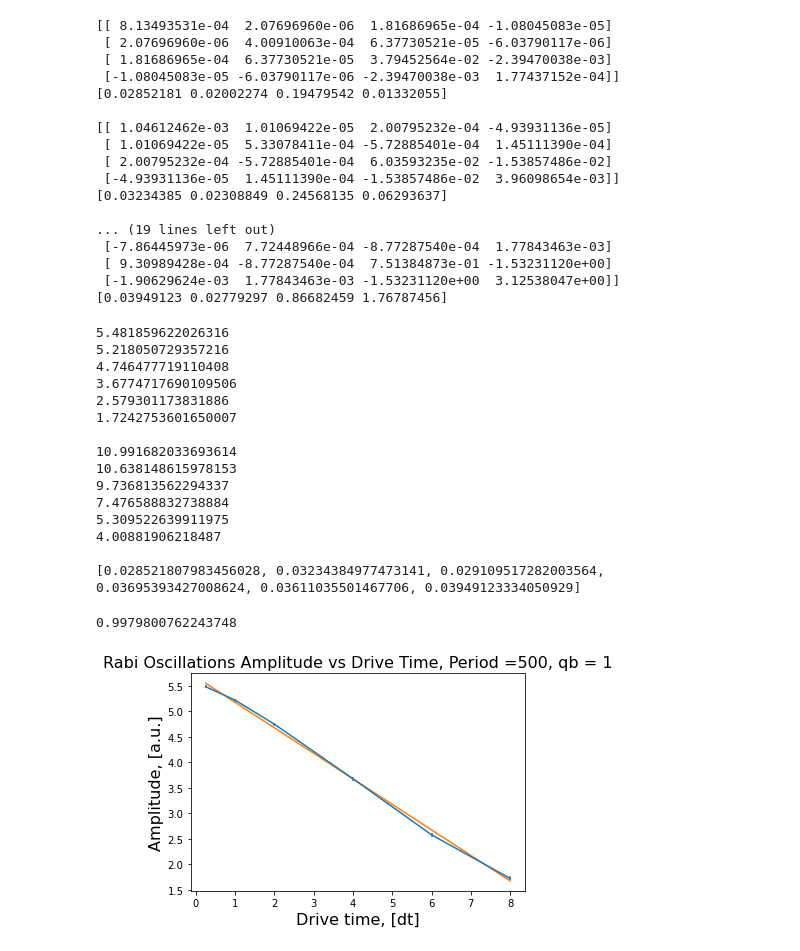
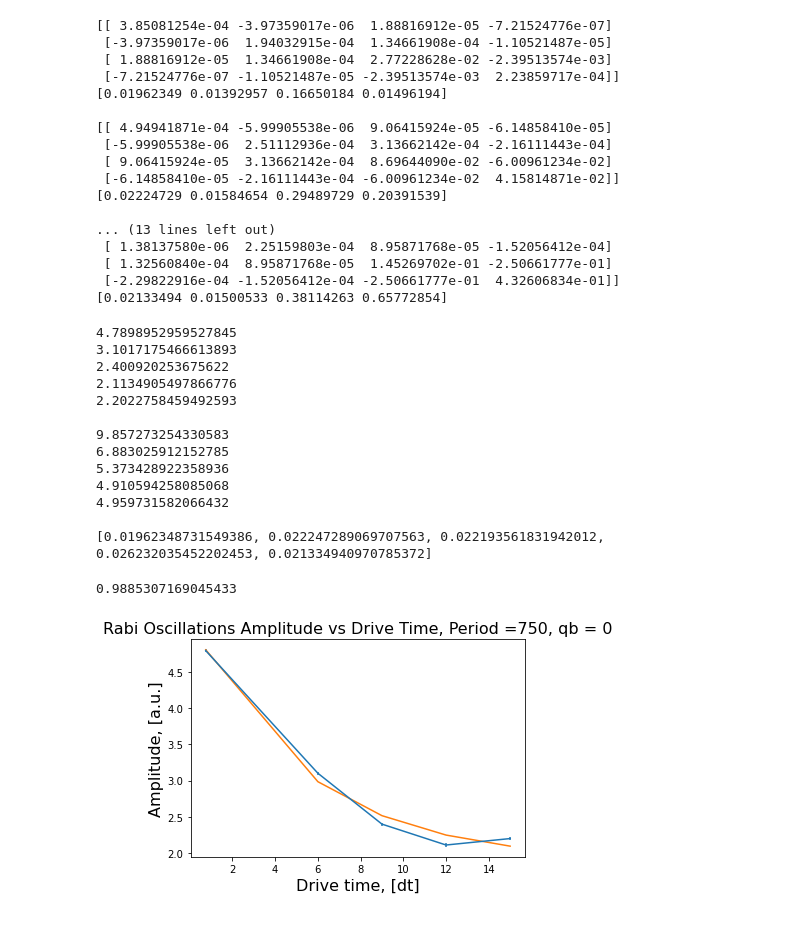
Before and after one commit to noahberthusen/Benewop-benchmarking, a Jupyter notebook: Benewop.ipynb, the cells around one changed output. Saved outputs shown, nothing was run; the diff lists cells and outputs as text; code cells hidden in the pictures.

```diff
--- a/Benewop.ipynb
+++ b/Benewop.ipynb
@@ -54,7 +54,7 @@ def baseline_remove(values):
 def get_closest_multiple_of_16(num):
     return int(num + 8 ) - (int(num + 8 ) % 16)
 # %%
-qb = 1 # qubit to operate on
+qb = 0 # qubit to operate on
 
 # Conversion factors from standard SI units
 us = 1e6
@@ -80,17 +80,16 @@ Qubit 1 has a
 # %%
 shots = 1024 # determines clarity of results
 
-period = 1000 # Rabi oscillation period
-cycles = [5, 20, 40, 80, 120, 160] # number of rabi cycles to perform for each oscillation
-datapoints_per_period = 50 # density of datapoints in a cycle capture
-cycles_to_plot = 7 # cycles to capture oscillation with, integer
+period = 750 # Rabi oscillation period
+cycles = [10, 80, 120, 160, 200] # number of rabi cycles to perform for each oscillation
+cycles_to_plot = 10 # cycles to capture oscillation with, integer
 
 scale_factor = 1e-14
-predict_const = 23.66156363955276 #54.07447683508908
-predict_power =  -0.9940037912357684 #-0.9924372112785861
+predict_const = 54.07447683508908
+predict_power = -0.9924372112785861
 
-sig_predict_const = 5.35893609525708 #11.48089749887833
-sig_predict_power = -0.96547411076104 #-0.9672752940591574
+sig_predict_const = 11.48089749887833
+sig_predict_power = -0.9672752940591574
 # %%
 # begin with no pulses in the experiment
 experiments = []
@@ -173,7 +172,7 @@ program = assemble(experiments,
                    shots=num_shots_per_point)
 job = backend.run(program)
 # %%
-job = backend.retrieve_job('5f04884d7b75a90012497674')
+job = backend.retrieve_job('5f089dd386d5b7001af6412d')
 # %%
 results = job.result(timeout=120)
 all_results = []
@@ -255,23 +251,23 @@ for i in all_convs:
     sigma.append(perr[0])
     print()
 # %% [output]
-[[ 8.13493531e-04  2.07696960e-06  1.81686965e-04 -1.08045083e-05]
- [ 2.07696960e-06  4.00910063e-04  6.37730521e-05 -6.03790117e-06]
- [ 1.81686965e-04  6.37730521e-05  3.79452564e-02 -2.39470038e-03]
- [-1.08045083e-05 -6.03790117e-06 -2.39470038e-03  1.77437152e-04]]
-[0.02852181 0.02002274 0.19479542 0.01332055]
+[[ 3.85081254e-04 -3.97359017e-06  1.88816912e-05 -7.21524776e-07]
+ [-3.97359017e-06  1.94032915e-04  1.34661908e-04 -1.10521487e-05]
+ [ 1.88816912e-05  1.34661908e-04  2.77228628e-02 -2.39513574e-03]
+ [-7.21524776e-07 -1.10521487e-05 -2.39513574e-03  2.23859717e-04]]
+[0.01962349 0.01392957 0.16650184 0.01496194]
 
-[[ 1.04612462e-03  1.01069422e-05  2.00795232e-04 -4.93931136e-05]
- [ 1.01069422e-05  5.33078411e-04 -5.72885401e-04  1.45111390e-04]
- [ 2.00795232e-04 -5.72885401e-04  6.03593235e-02 -1.53857486e-02]
- [-4.93931136e-05  1.45111390e-04 -1.53857486e-02  3.96098654e-03]]
-[0.03234385 0.02308849 0.24568135 0.06293637]
+[[ 4.94941871e-04 -5.99905538e-06  9.06415924e-05 -6.14858410e-05]
+ [-5.99905538e-06  2.51112936e-04  3.13662142e-04 -2.16111443e-04]
+ [ 9.06415924e-05  3.13662142e-04  8.69644090e-02 -6.00961234e-02]
+ [-6.14858410e-05 -2.16111443e-04 -6.00961234e-02  4.15814871e-02]]
+[0.02224729 0.01584654 0.29489729 0.20391539]
 
-... (19 lines left out)
- [-7.86445973e-06  7.72448966e-04 -8.77287540e-04  1.77843463e-03]
- [ 9.30989428e-04 -8.77287540e-04  7.51384873e-01 -1.53231120e+00]
- [-1.90629624e-03  1.77843463e-03 -1.53231120e+00  3.12538047e+00]]
-[0.03949123 0.02779297 0.86682459 1.76787456]
+... (13 lines left out)
+ [ 1.38137580e-06  2.25159803e-04  8.95871768e-05 -1.52056412e-04]
+ [ 1.32560840e-04  8.95871768e-05  1.45269702e-01 -2.50661777e-01]
+ [-2.29822916e-04 -1.52056412e-04 -2.50661777e-01  4.32606834e-01]]
+[0.02133494 0.01500533 0.38114263 0.65772854]
 # %%
 for i in range(len(cycles)):
     print(f'{abs(np.array(all_params)[:,0][i])}')
@@ -281,47 +277,45 @@ for i in range(len(cycles)):
 print()
 print(sigma)
 # %% [output]
-5.481859622026316
-5.218050729357216
-4.746477719110408
-3.6774717690109506
-2.579301173831886
-1.7242753601650007
+4.7898952959527845
+3.1017175466613893
+2.400920253675622
+2.1134905497866776
+2.2022758459492593
 
-10.991682033693614
-10.638148615978153
-9.736813562294337
-7.476588832738884
-5.309522639911975
-4.00881906218487
+9.857273254330583
+6.883025912152785
+5.373428922358936
+4.910594258085068
+4.959731582066432
 
-[0.028521807983456028, 0.03234384977473141, 0.029109517282003564, 0.03695393427008624, 0.03611035501467706, 0.03949123334050929]
+[0.01962348731549386, 0.022247289069707563, 0.022193561831942012, 0.026232035452202453, 0.021334940970785372]
 # %%
 xvals = [(period*i)/10000 for i in cycles]
 amps = abs(np.array(all_params)[:,0])
 def func(x, a, b, c):
     return a * np.exp(-b * x) + c
-p, conv = curve_fit(func, xvals, amps, [4, 0.1, 1], sigma, maxfev=3000)
+p, conv = curve_fit(func, xvals, amps, [4, 0.1, 1], sigma)
 y_fit = [func(x, p[0], p[1], p[2]) for x in xvals]
 
 amps = np.array(amps)
 # residual sum of squares
 ss_res = np.sum((amps - np.array(y_fit)) ** 2)
 # total sum of squares
 ss_tot = np.sum((amps - np.mean(amps)) ** 2)
 # r-squared
 r2 = 1 - (ss_res / ss_tot)
 print(r2)
 
 plt.errorbar(xvals, amps, yerr=sigma)
 plt.plot(xvals, y_fit)
 plt.xlabel('Drive time, [dt]', fontsize=16)
 plt.ylabel('Amplitude, [a.u.]', fontsize=16)
 plt.title("Rabi Oscillations Amplitude vs Drive Time, Period =" + str(period) + ", qb = " + str(qb), fontsize=16)
 plt.show()
 # %% [output]
-0.9979800762243748
+0.9885307169045433
-[figure, old version]
+[figure, new version]
 # %%
 print(p)
 print(f'{p[1]}')
```
Also changed, not shown: parts of 9 cells of this notebook, 2 other files.
